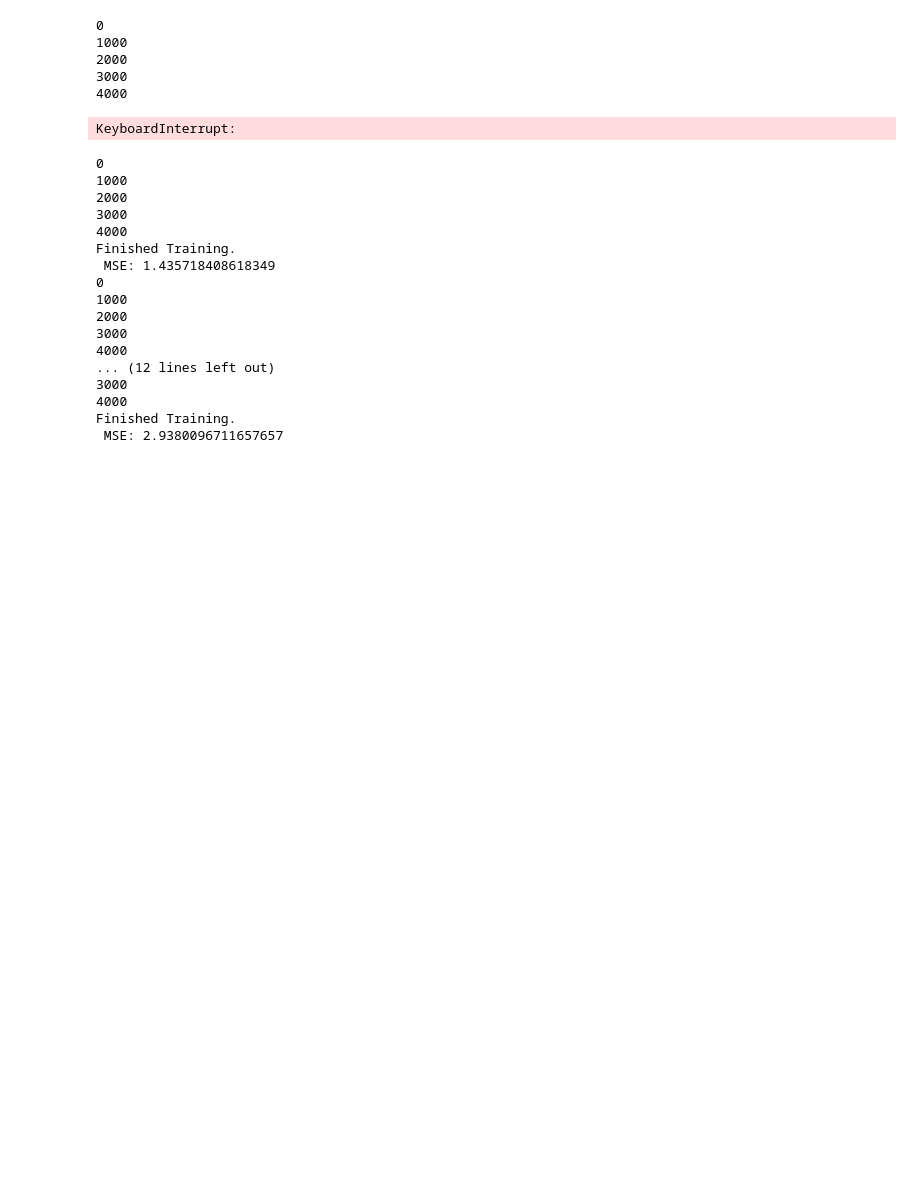
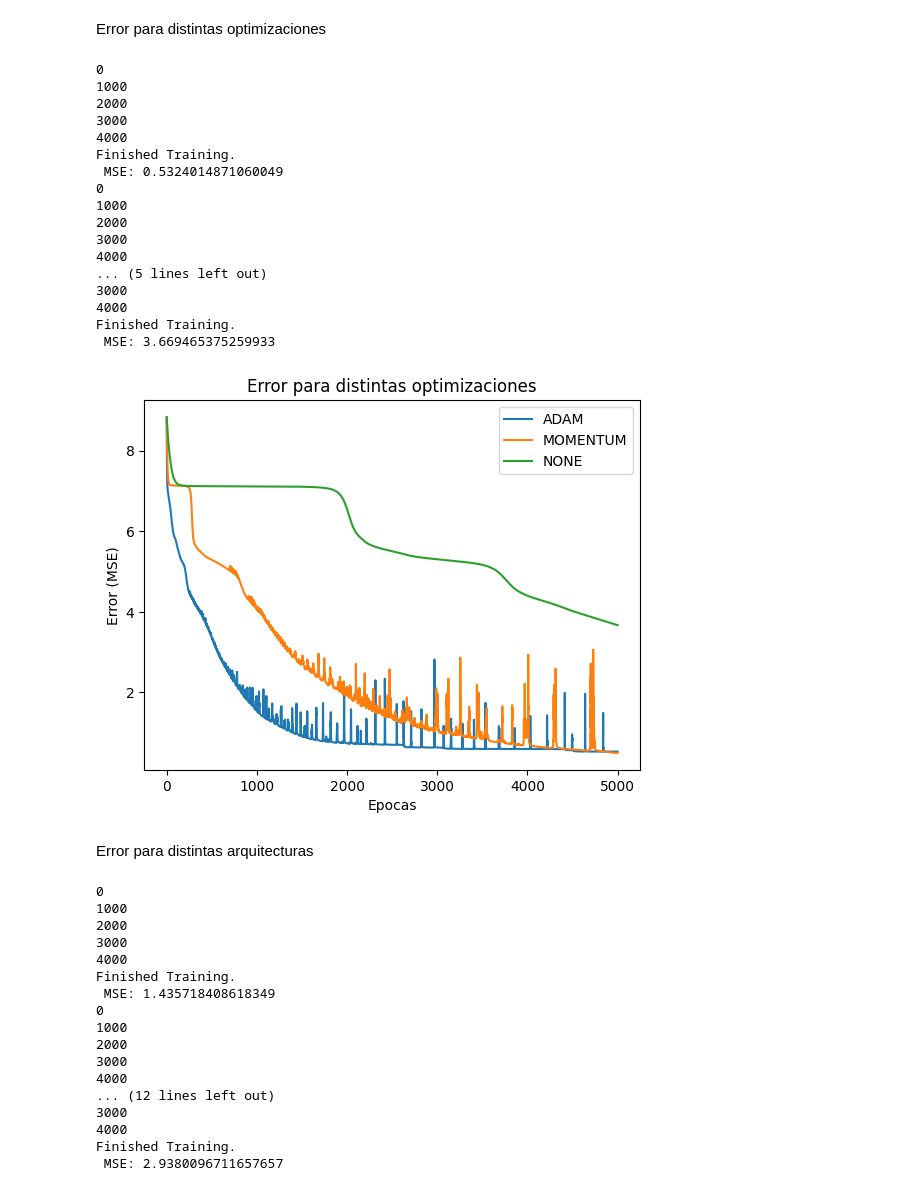
Before and after one commit to dariopenialoza/sistemasia-tp5, a Jupyter notebook: linear.ipynb, the cells around one changed output. Drawn from its saved outputs; the diff is of its cells as text; code cells hidden in the pictures; blank space fills up the shorter version.

```diff
--- a/linear.ipynb
+++ b/linear.ipynb
@@ -1,3 +1,5 @@
+# %% [markdown]
+Error para distintas optimizaciones
 # %%
 import json
 import copy
@@ -6,7 +8,7 @@ from src.autoencoder import Autoencoder
 from src.plots import *
 from data.font import _font_2, symbols2
 
-with open('./config_denoising.json', 'r') as f:
+with open('./config_linear.json', 'r') as f:
     data_config = json.load(f)
 
 c = DataConfig(data_config, _font_2)
@@ -15,34 +17,48 @@ OPTIMIZACIONES = ["ADAM", "MOMENTUM", "NONE"]
 
 arr_of_errors = []
 arr_of_epochs = []
 for i in range(len(OPTIMIZACIONES)):
     autoencoder = Autoencoder(c.input_data, c.input_data, c.latent_space_size,
                             c.learning_rate, c.bias, c.epochs, 1,
                             c.min_error, c.qty_hidden_layers, c.qty_nodes_in_hidden_layers,
                             c.output_activation, c.hidden_activation, c.beta,
                             OPTIMIZACIONES[i], c.alpha, c.beta1, c.beta2,
                             c.epsilon)
     mse_errors, total_epochs = autoencoder.train()
     arr_of_errors.append(mse_errors)
     arr_of_epochs.append(total_epochs)
 
 colors = ['blue', 'green', 'red', 'orange']
 
 fig, ax = plt.subplots()
 for i, arquitectura in enumerate(OPTIMIZACIONES):
     ax.plot(range(arr_of_epochs[i]), arr_of_errors[i],  label=f"{OPTIMIZACIONES[i]}")
 ax.set_title('Error para distintas optimizaciones')
 ax.set_xlabel('Epocas')
 ax.set_ylabel('Error (MSE)')
 ax.legend(loc='best' )
 plt.show()
 # %% [output]
 0
 1000
 2000
 3000
 4000
+Finished Training.
+ MSE: 0.5324014871060049
+0
+1000
+2000
+3000
+4000
+... (5 lines left out)
+3000
+4000
+Finished Training.
+ MSE: 3.669465375259933
-KeyboardInterrupt:
+[figure, added]
+# %% [markdown]
+Error para distintas arquitecturas
 # %%
 import json
 from src.utils import DataConfig
```
Also changed, not shown: parts of 8 cells of this notebook, 4 other files.
